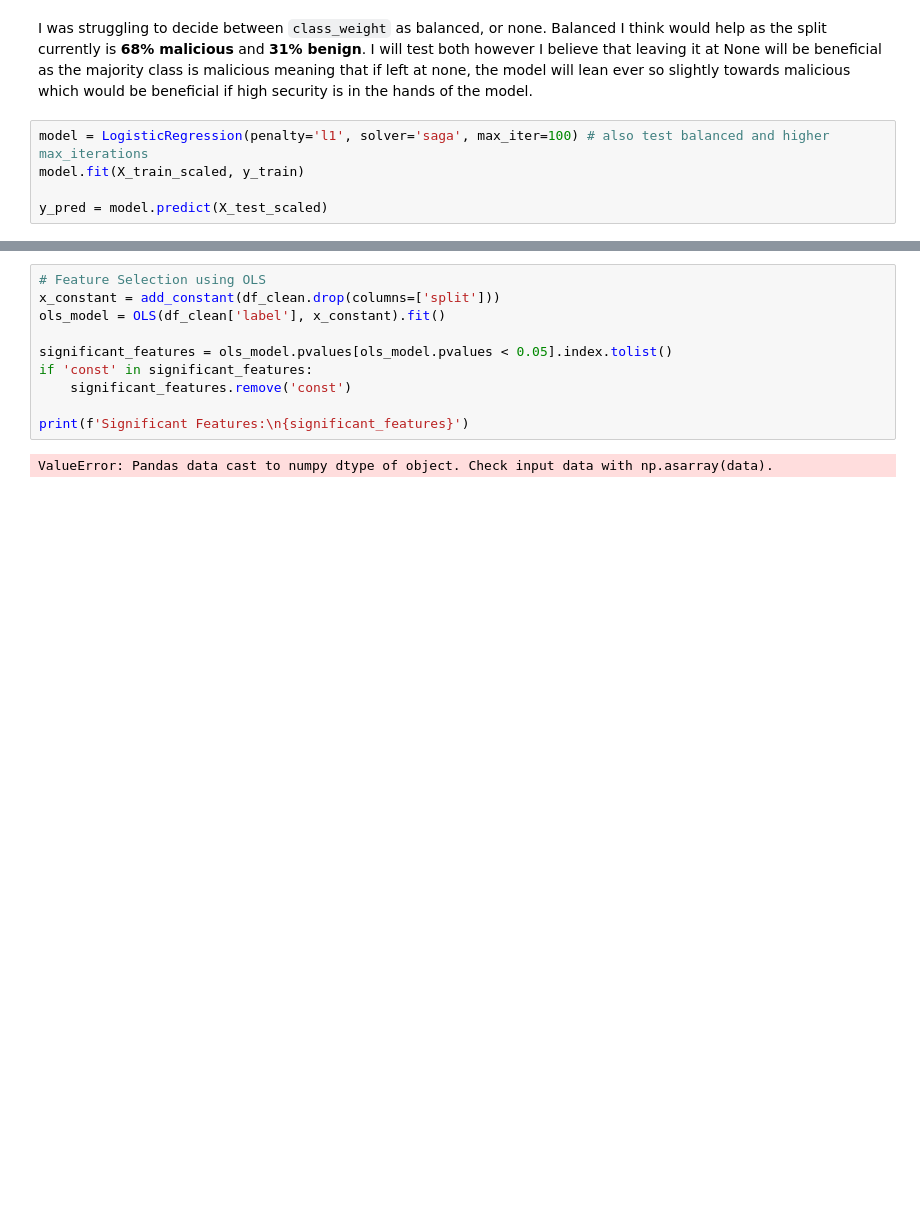
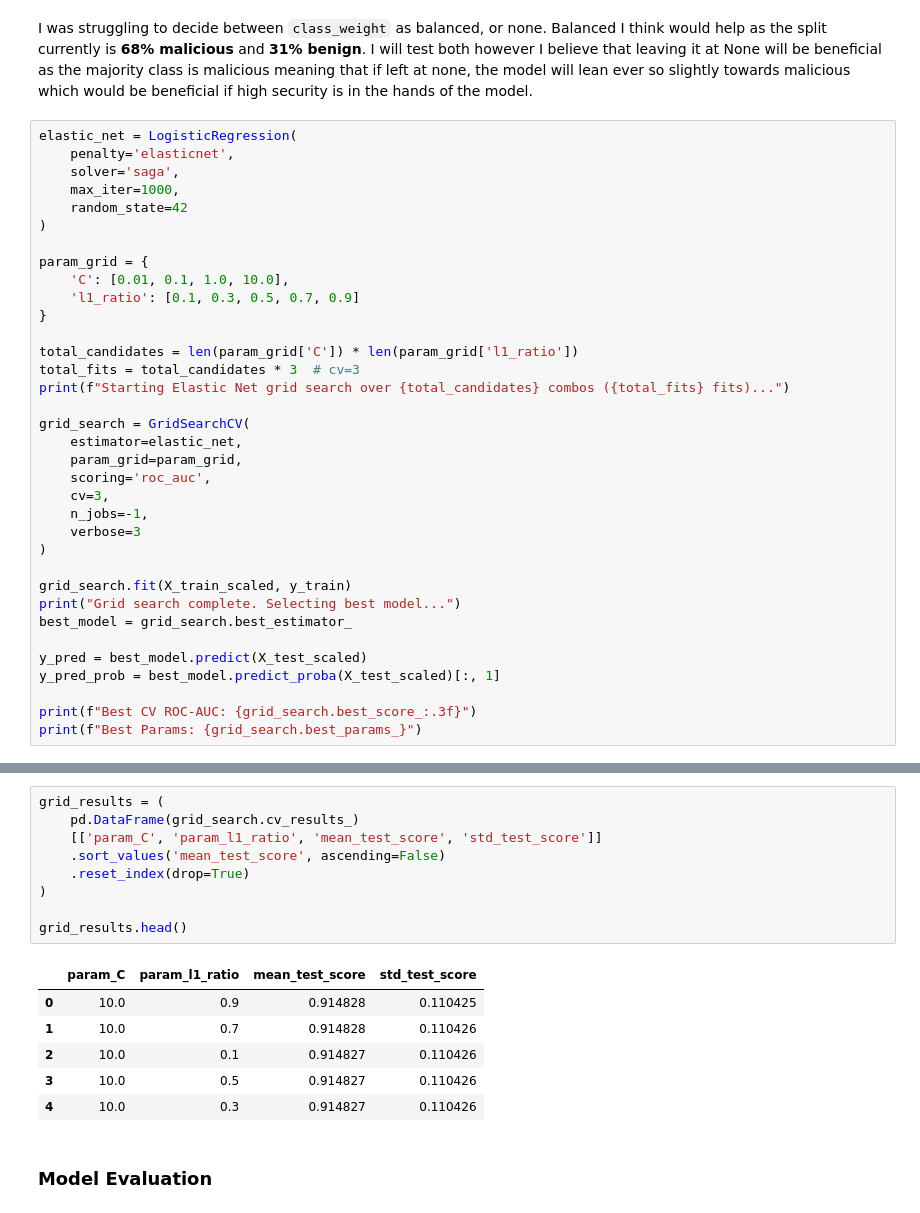
Before and after one commit to BOYSABIO/Machine-Learning-Roadmap, a Jupyter notebook: MACHINE_LEARNING/SUPERVISED_LEARNING/02_CLASSIFICATION/project/notebook/Notebook.ipynb, the cells around one changed output, grey strips where cells are left out. Drawn from its saved outputs; the diff is of its cells as text; blank space fills up the shorter version.

Commit message:
Completed MVP Classification Project for Logistic Regression

```diff
--- a/MACHINE_LEARNING/SUPERVISED_LEARNING/02_CLASSIFICATION/project/notebook/Notebook.ipynb
+++ b/MACHINE_LEARNING/SUPERVISED_LEARNING/02_CLASSIFICATION/project/notebook/Notebook.ipynb
@@ -171,7 +226,37 @@ X_test_scaled  = np.hstack([X_test_scaled_num, X_test[categorical_features].valu
 # %% [markdown]
 I was struggling to decide between `class_weight` as balanced, or none. Balanced I think would help as the split currently is **68% malicious** and **31% benign**. I will test both however I believe that leaving it at None will be beneficial as the majority class is malicious meaning that if left at none, the model will lean ever so slightly towards malicious which would be beneficial if high security is in the hands of the model.
 # %%
-model = LogisticRegression(penalty='l1', solver='saga', max_iter=100) # also test balanced and higher max_iterations
-model.fit(X_train_scaled, y_train)
+elastic_net = LogisticRegression(
+    penalty='elasticnet',
+    solver='saga',
+    max_iter=1000,
+    random_state=42
+)
 
-y_pred = model.predict(X_test_scaled)
+param_grid = {
+    'C': [0.01, 0.1, 1.0, 10.0],
+    'l1_ratio': [0.1, 0.3, 0.5, 0.7, 0.9]
+}
+
+total_candidates = len(param_grid['C']) * len(param_grid['l1_ratio'])
+total_fits = total_candidates * 3  # cv=3
+print(f"Starting Elastic Net grid search over {total_candidates} combos ({total_fits} fits)...")
+
+grid_search = GridSearchCV(
+    estimator=elastic_net,
+    param_grid=param_grid,
+    scoring='roc_auc',
+    cv=3,
+    n_jobs=-1,
+    verbose=3
+)
+
+grid_search.fit(X_train_scaled, y_train)
+print("Grid search complete. Selecting best model...")
+best_model = grid_search.best_estimator_
+
+y_pred = best_model.predict(X_test_scaled)
+y_pred_prob = best_model.predict_proba(X_test_scaled)[:, 1]
+
+print(f"Best CV ROC-AUC: {grid_search.best_score_:.3f}")
+print(f"Best Params: {grid_search.best_params_}")
@@ -204,12 +269,18 @@ weighted avg       0.84      0.81      0.80     82332
-# %%
-# Feature Selection using OLS
-x_constant = add_constant(df_clean.drop(columns=['split']))
-ols_model = OLS(df_clean['label'], x_constant).fit()
-
-significant_features = ols_model.pvalues[ols_model.pvalues < 0.05].index.tolist()
-if 'const' in significant_features:
-    significant_features.remove('const')
-
-print(f'Significant Features:\n{significant_features}')
-# %% [output]
-ValueError: Pandas data cast to numpy dtype of object. Check input data with np.asarray(data).
+# %%
+grid_results = (
+    pd.DataFrame(grid_search.cv_results_)
+    [['param_C', 'param_l1_ratio', 'mean_test_score', 'std_test_score']]
+    .sort_values('mean_test_score', ascending=False)
+    .reset_index(drop=True)
+)
+
+grid_results.head()
+# %% [output]
+|  | param_C | param_l1_ratio | mean_test_score | std_test_score |
+| 0 | 10.0 | 0.9 | 0.914828 | 0.110425 |
+| 1 | 10.0 | 0.7 | 0.914828 | 0.110426 |
+| 2 | 10.0 | 0.1 | 0.914827 | 0.110426 |
+| 3 | 10.0 | 0.5 | 0.914827 | 0.110426 |
+| 4 | 10.0 | 0.3 | 0.914827 | 0.110426 |
+# %% [markdown]
+### Model Evaluation
```
Also changed, not shown: parts of 16 cells of this notebook, 1 other file.
